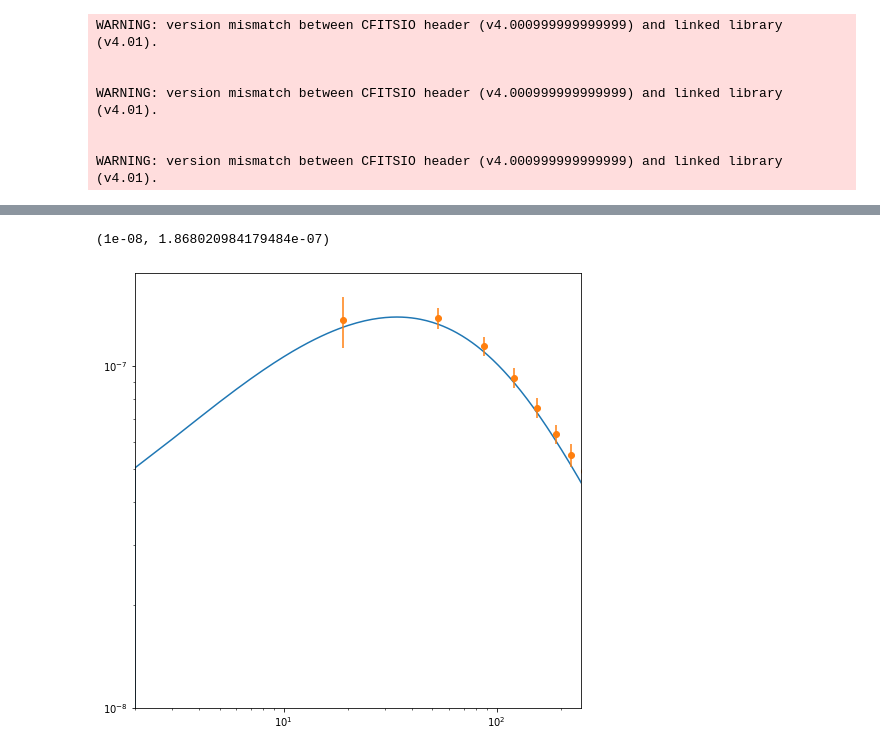
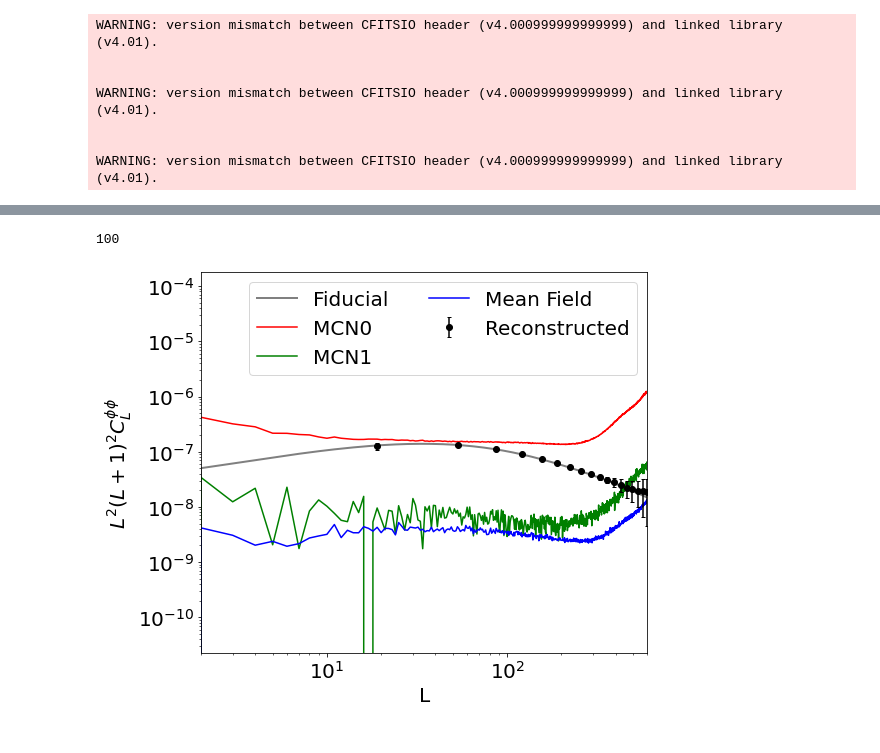
Before and after one commit to antolonappan/dell, a Jupyter notebook: Notebooks/reconstruction.ipynb, the cells around one changed output, grey strips where cells are left out. Saved outputs shown, nothing was run; the diff lists cells and outputs as text; code cells hidden in the pictures.

```diff
--- a/Notebooks/reconstruction.ipynb
+++ b/Notebooks/reconstruction.ipynb
@@ -34,3 +23,3 @@ using /project/projectdirs/litebird/simulations/maps/lensing_project_paper/S4BIR
 # %%
-rec_nofg = Reconstruction.from_ini('../LB_FG0.ini')
+rec_nofg = Reconstruction.from_ini('LB_FG0.ini')
 # %% [output]
@@ -115,10 +63,5 @@ plt.ylim(1e-8,None)
-# %%
-pp_fg2 = rec_FG2.get_qcl_wR_stat()
-plt.figure(figsize=(8,8))
-plt.loglog(rec_nofg.cl_pp*rec_nofg.Lfac)
-plt.errorbar(rec_nofg.B,pp_fg2.mean(axis=0),pp_fg2.std(axis=0),fmt='o')
-plt.xlim(2,250)
-plt.ylim(1e-8,None)
-# %% [output]
-(1e-08, 1.868020984179484e-07)
-[figure, removed]
+# %%
+rec_nofg.plot_qcl_stat(n=400,n1=True)
+# %% [output]
+100
+[figure, added]
```
Also changed, not shown: parts of 22 cells of this notebook, 19 other files.
